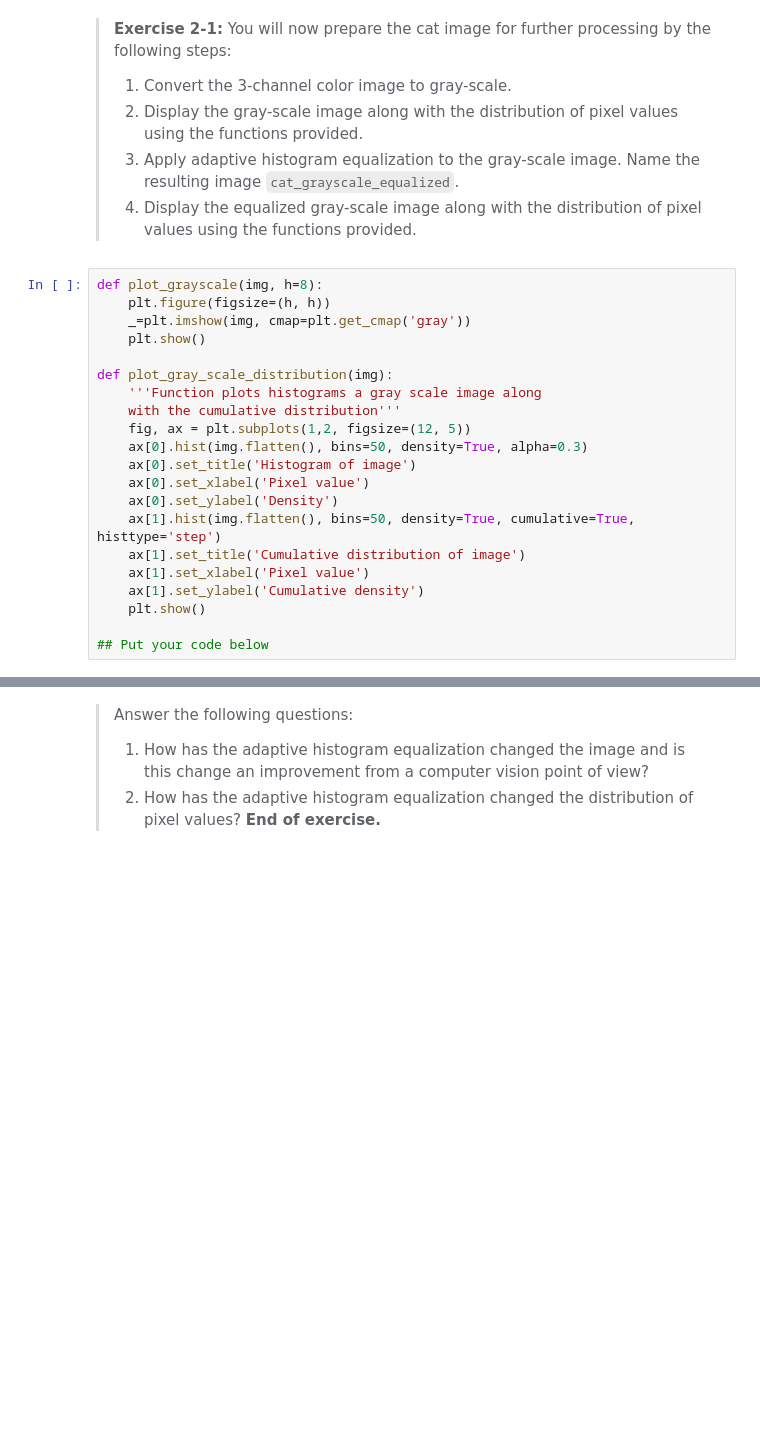
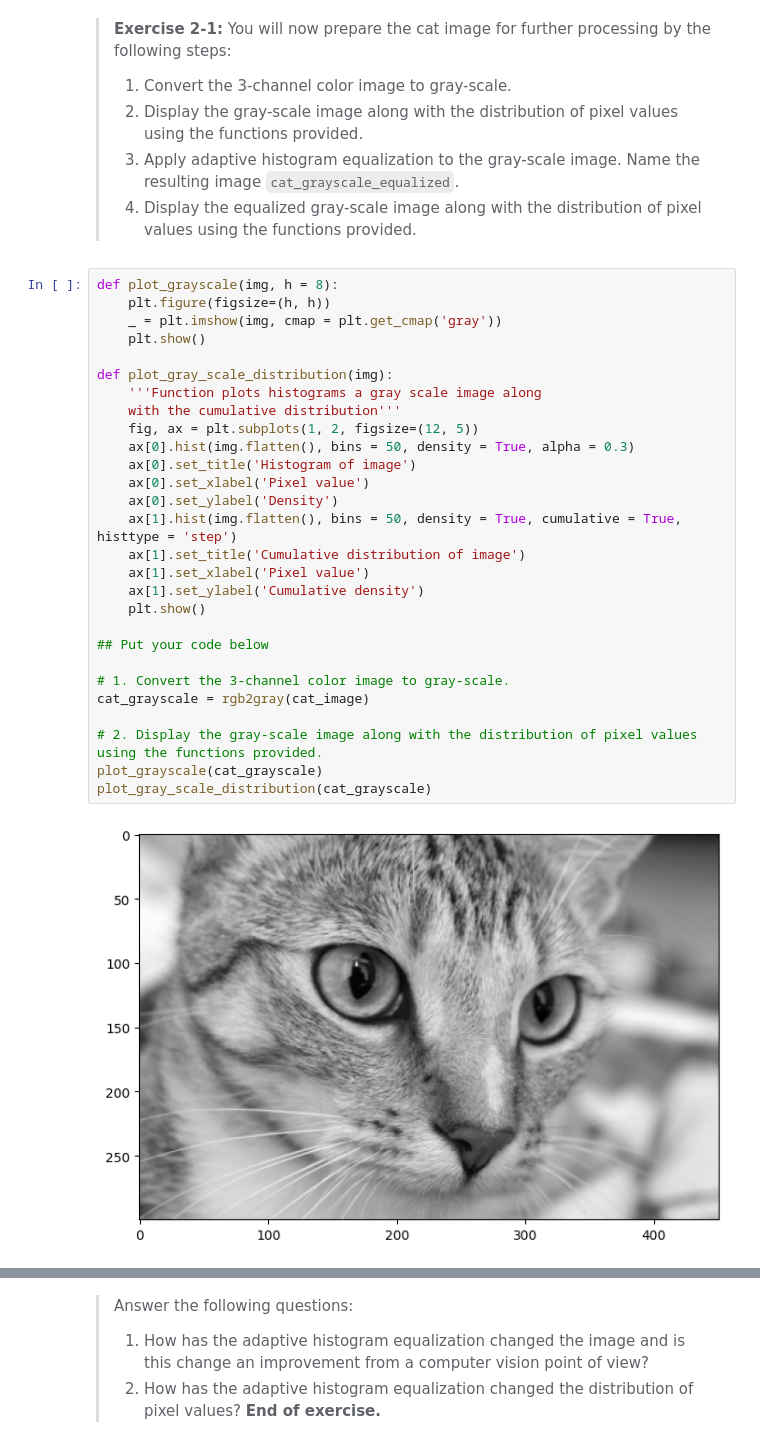
Before and after one commit to alvaroiramirez/CSCI_E-25, a Jupyter notebook: Labs/2_FilteringImages.ipynb, the cells around one changed output, grey strips where cells are left out. Saved outputs shown, nothing was run; the diff lists cells and outputs as text; blank space fills up the shorter version.

```diff
--- a/Labs/2_FilteringImages.ipynb
+++ b/Labs/2_FilteringImages.ipynb
@@ -43,23 +46,32 @@ This image is complex. The image shows typical typical facial features of a cat,
 > 3. Apply adaptive histogram equalization to the gray-scale image. Name the resulting image `cat_grayscale_equalized`.
 > 4. Display the equalized gray-scale image along with the distribution of pixel values using the functions provided.
 # %%
-def plot_grayscale(img, h=8):
+def plot_grayscale(img, h = 8):
     plt.figure(figsize=(h, h))
-    _=plt.imshow(img, cmap=plt.get_cmap('gray'))
+    _ = plt.imshow(img, cmap = plt.get_cmap('gray'))
     plt.show()
 
 def plot_gray_scale_distribution(img):
     '''Function plots histograms a gray scale image along
     with the cumulative distribution'''
-    fig, ax = plt.subplots(1,2, figsize=(12, 5))
-    ax[0].hist(img.flatten(), bins=50, density=True, alpha=0.3)
+    fig, ax = plt.subplots(1, 2, figsize=(12, 5))
+    ax[0].hist(img.flatten(), bins = 50, density = True, alpha = 0.3)
     ax[0].set_title('Histogram of image')
     ax[0].set_xlabel('Pixel value')
     ax[0].set_ylabel('Density')
-    ax[1].hist(img.flatten(), bins=50, density=True, cumulative=True, histtype='step')
+    ax[1].hist(img.flatten(), bins = 50, density = True, cumulative = True, histtype = 'step')
     ax[1].set_title('Cumulative distribution of image')
     ax[1].set_xlabel('Pixel value')
     ax[1].set_ylabel('Cumulative density')
     plt.show()
 
 ## Put your code below
+
+# 1. Convert the 3-channel color image to gray-scale.
+cat_grayscale = rgb2gray(cat_image)
+
+# 2. Display the gray-scale image along with the distribution of pixel values using the functions provided.
+plot_grayscale(cat_grayscale)
+plot_gray_scale_distribution(cat_grayscale)
+# %% [output]
+[figure, added]
```
Also changed, not shown: parts of 4 cells of this notebook.
